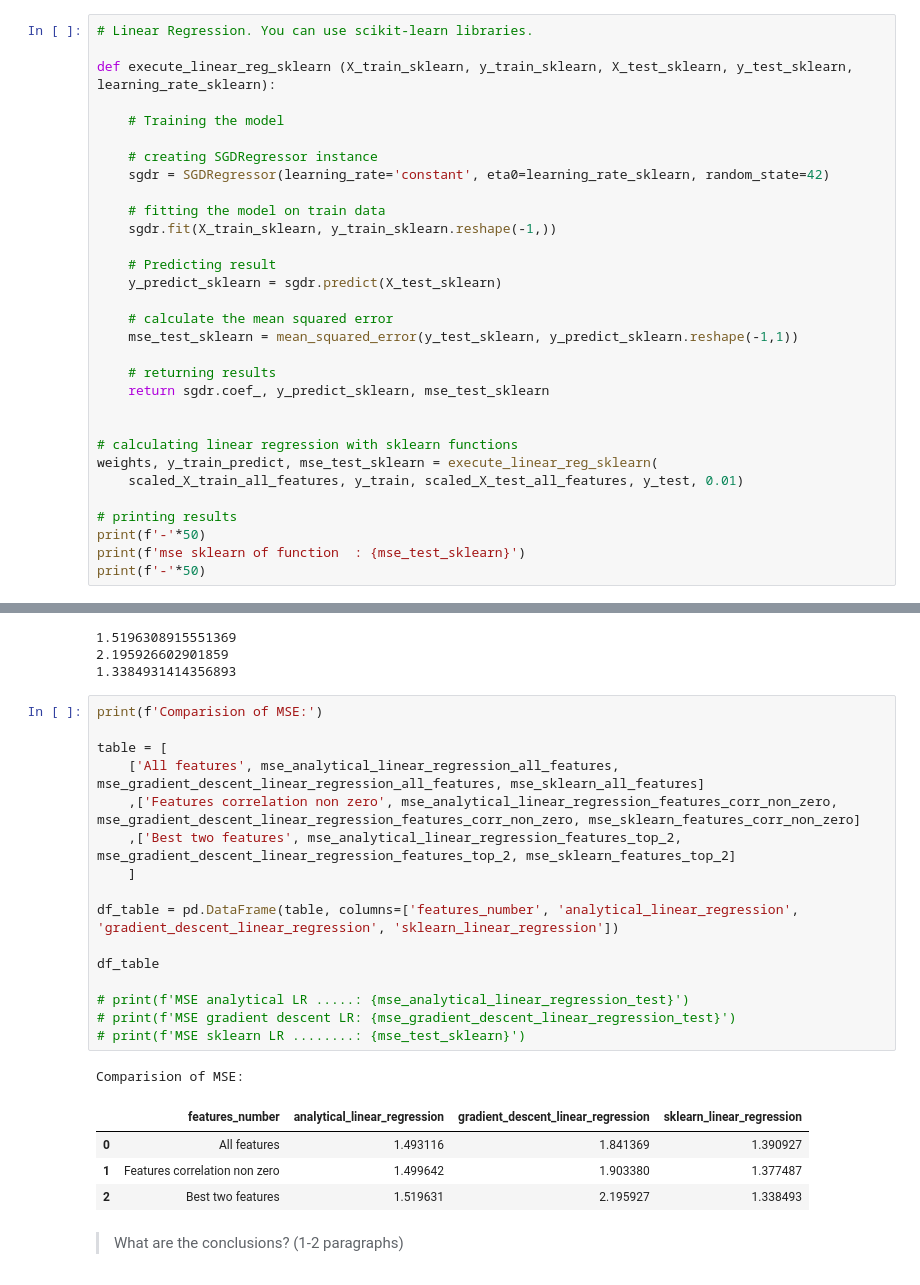
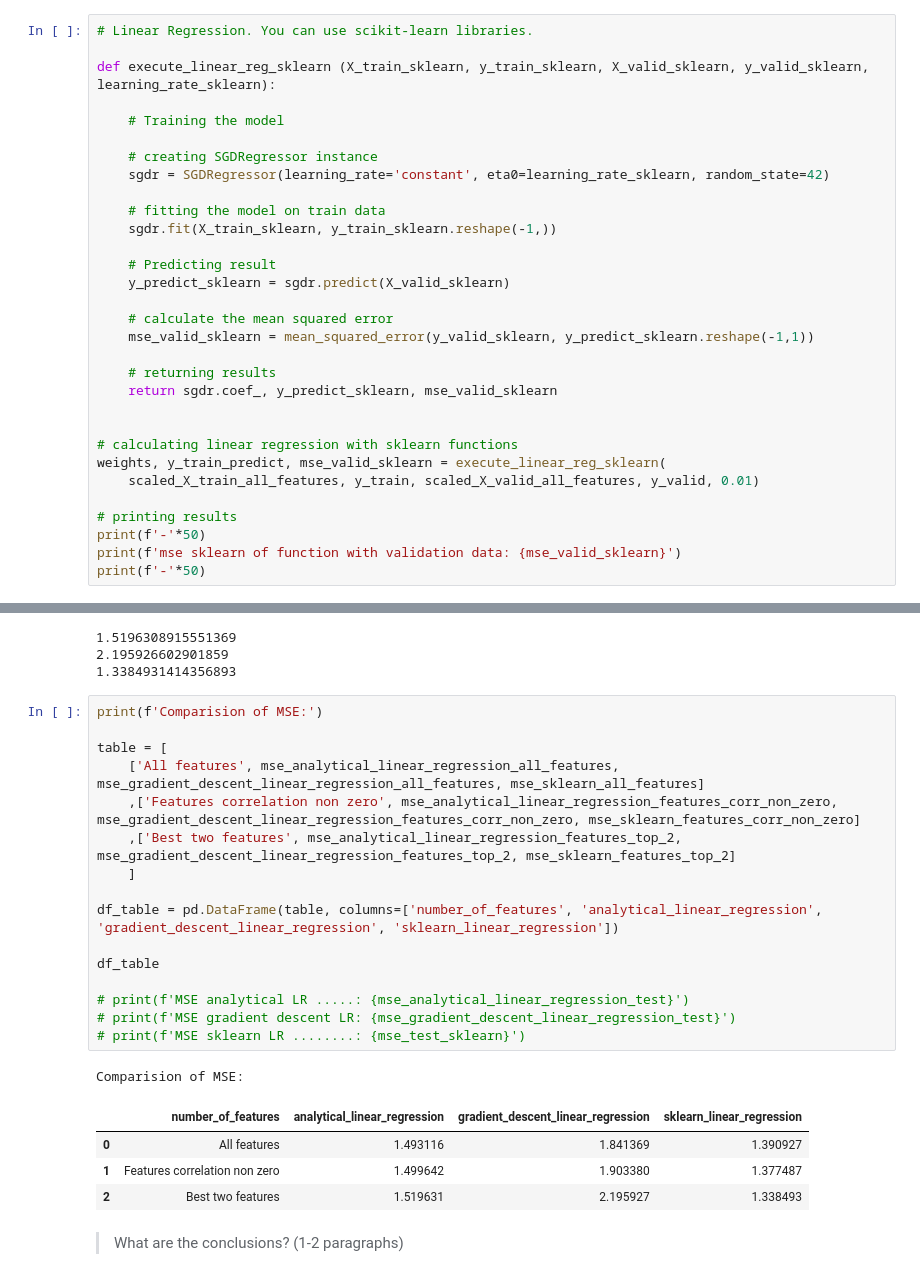
Before and after one commit to rubenscp/MO444-MC886-Tarefas, a Jupyter notebook: Tarefa 02/T2_Classical_Techniques by Rubens.ipynb, the cells around one changed output, grey strips where cells are left out. Saved outputs shown, nothing was run; the diff lists cells and outputs as text.

Commit message:
Task-02 - Updating solution of Linear Regression

```diff
--- a/Tarefa 02/T2_Classical_Techniques by Rubens.ipynb
+++ b/Tarefa 02/T2_Classical_Techniques by Rubens.ipynb
@@ -580,7 +580,7 @@ MSE of Gradient Descent LR with validation dataset: 1.7716173946160956
 # %%
 # Linear Regression. You can use scikit-learn libraries.
 
-def execute_linear_reg_sklearn (X_train_sklearn, y_train_sklearn, X_test_sklearn, y_test_sklearn, learning_rate_sklearn):
+def execute_linear_reg_sklearn (X_train_sklearn, y_train_sklearn, X_valid_sklearn, y_valid_sklearn, learning_rate_sklearn):
 
     # Training the model
 
@@ -591,22 +591,22 @@ def execute_linear_reg_sklearn (X_train_sklearn, y_train_sklearn, X_test_sklearn
     sgdr.fit(X_train_sklearn, y_train_sklearn.reshape(-1,))
 
     # Predicting result
-    y_predict_sklearn = sgdr.predict(X_test_sklearn)
+    y_predict_sklearn = sgdr.predict(X_valid_sklearn)
 
     # calculate the mean squared error
-    mse_test_sklearn = mean_squared_error(y_test_sklearn, y_predict_sklearn.reshape(-1,1))
+    mse_valid_sklearn = mean_squared_error(y_valid_sklearn, y_predict_sklearn.reshape(-1,1))
 
     # returning results
-    return sgdr.coef_, y_predict_sklearn, mse_test_sklearn
+    return sgdr.coef_, y_predict_sklearn, mse_valid_sklearn
 
 
 # calculating linear regression with sklearn functions
-weights, y_train_predict, mse_test_sklearn = execute_linear_reg_sklearn(
-    scaled_X_train_all_features, y_train, scaled_X_test_all_features, y_test, 0.01)
+weights, y_train_predict, mse_valid_sklearn = execute_linear_reg_sklearn(
+    scaled_X_train_all_features, y_train, scaled_X_valid_all_features, y_valid, 0.01)
 
 # printing results
 print(f'-'*50)
-print(f'mse sklearn of function  : {mse_test_sklearn}')
+print(f'mse sklearn of function with validation data: {mse_valid_sklearn}')
 print(f'-'*50)
 # %% [output]
 --------------------------------------------------
@@ -693,22 +693,22 @@ print(mse_sklearn_features_top_2)
 # %%
 print(f'Comparision of MSE:')
 
 table = [
     ['All features', mse_analytical_linear_regression_all_features, mse_gradient_descent_linear_regression_all_features, mse_sklearn_all_features]
     ,['Features correlation non zero', mse_analytical_linear_regression_features_corr_non_zero, mse_gradient_descent_linear_regression_features_corr_non_zero, mse_sklearn_features_corr_non_zero]
     ,['Best two features', mse_analytical_linear_regression_features_top_2, mse_gradient_descent_linear_regression_features_top_2, mse_sklearn_features_top_2]
     ]
 
-df_table = pd.DataFrame(table, columns=['features_number', 'analytical_linear_regression', 'gradient_descent_linear_regression', 'sklearn_linear_regression'])
+df_table = pd.DataFrame(table, columns=['number_of_features', 'analytical_linear_regression', 'gradient_descent_linear_regression', 'sklearn_linear_regression'])
 
 df_table
 
 # print(f'MSE analytical LR .....: {mse_analytical_linear_regression_test}')
 # print(f'MSE gradient descent LR: {mse_gradient_descent_linear_regression_test}')
 # print(f'MSE sklearn LR ........: {mse_test_sklearn}')
 # %% [output]
 Comparision of MSE:
-|  | features_number | analytical_linear_regression | gradient_descent_linear_regression | sklearn_linear_regression |
+|  | number_of_features | analytical_linear_regression | gradient_descent_linear_regression | sklearn_linear_regression |
 | 0 | All features | 1.493116 | 1.841369 | 1.390927 |
 | 1 | Features correlation non zero | 1.499642 | 1.903380 | 1.377487 |
 | 2 | Best two features | 1.519631 | 2.195927 | 1.338493 |
```
Also changed, not shown: parts of 6 cells of this notebook.
